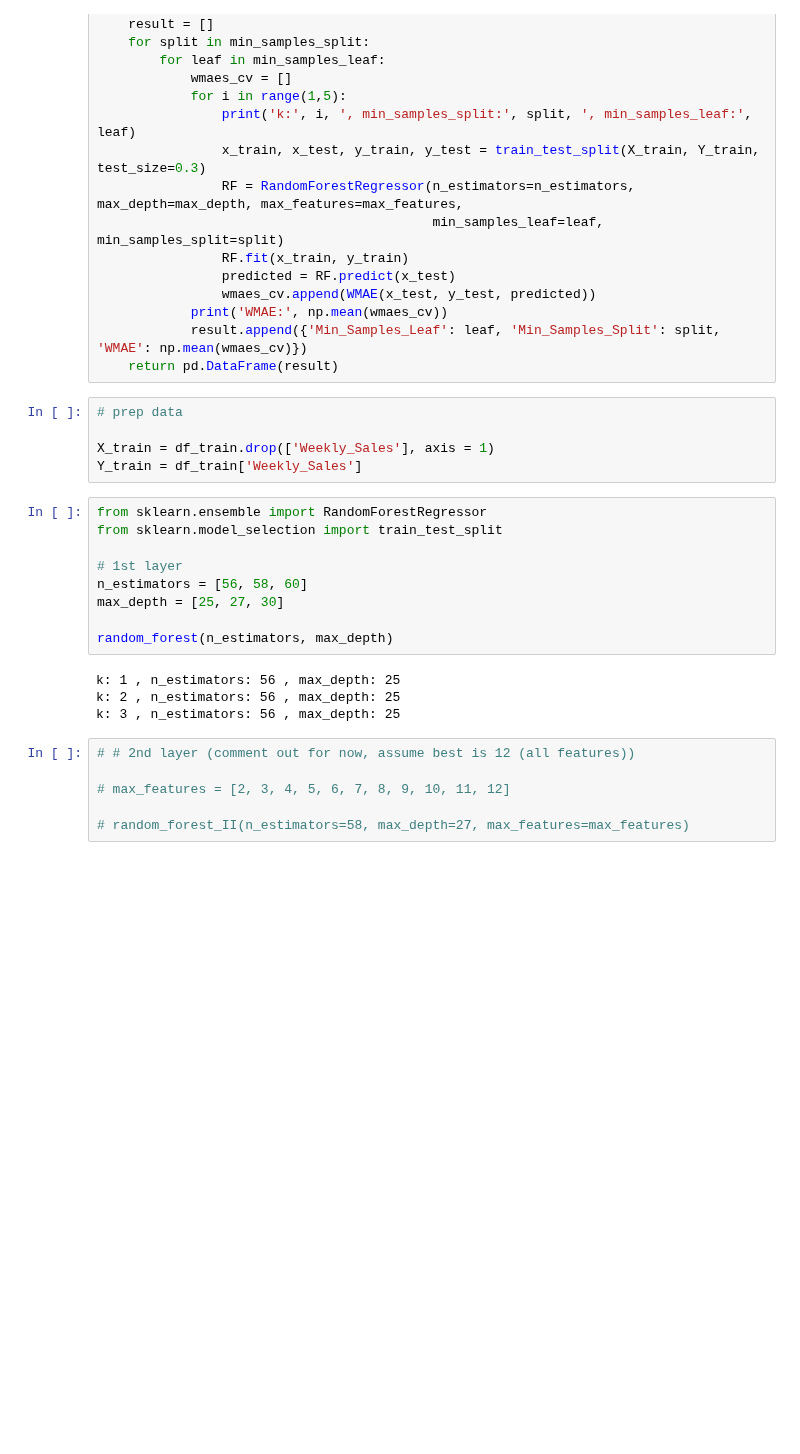
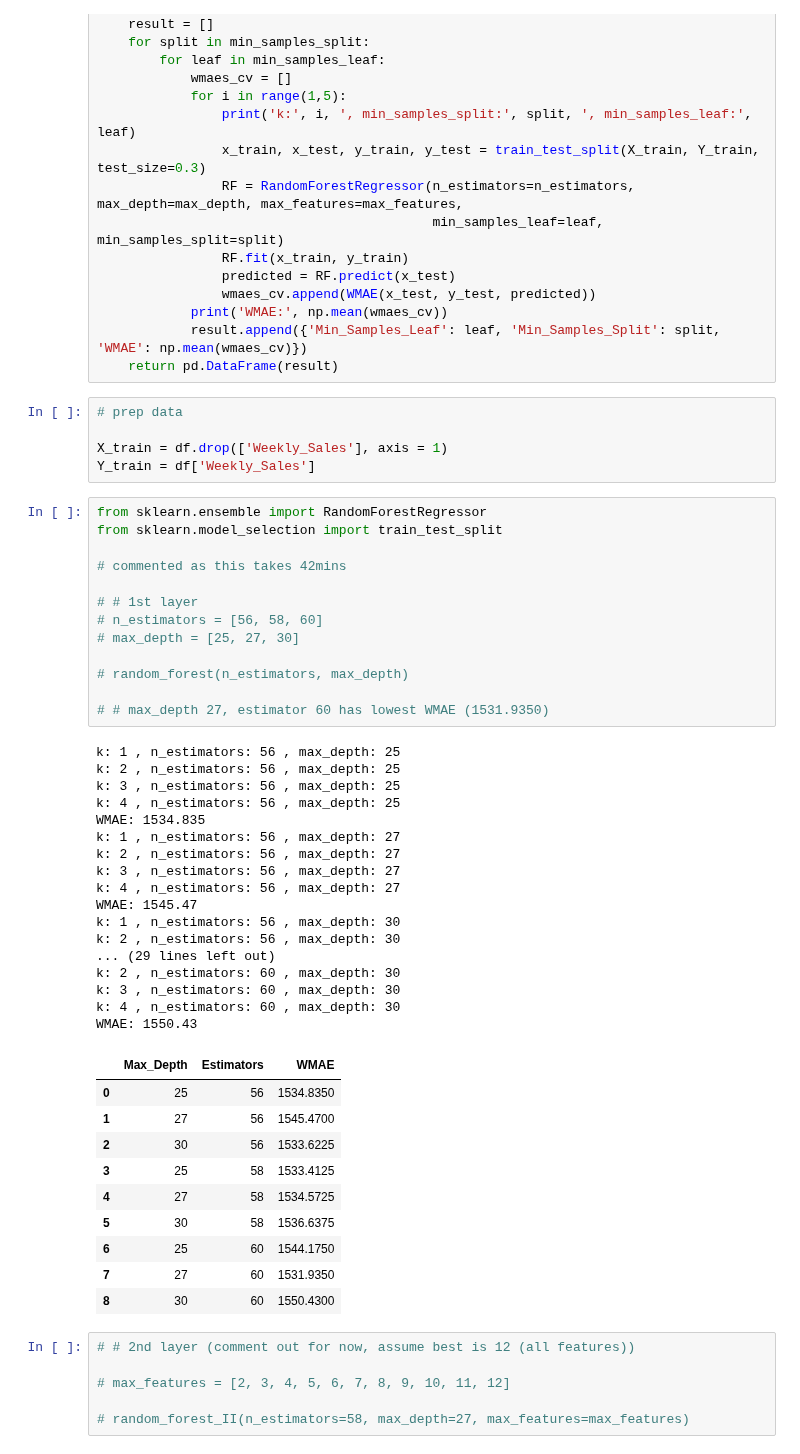
Before and after one commit to dwihdyn/ds-exploration, a Jupyter notebook: p2/retail-simple.ipynb, the cells around one changed output. Saved outputs shown, nothing was run; the diff lists cells and outputs as text; blank space fills up the shorter version.

Commit message:
[IMP] done submitted kaggle on sales forecasting using randomtreeregression

```diff
--- a/p2/retail-simple.ipynb
+++ b/p2/retail-simple.ipynb
@@ -258,21 +258,49 @@ def random_forest_III(n_estimators, max_depth, max_features, min_samples_split,
 # %%
 # prep data
 
-X_train = df_train.drop(['Weekly_Sales'], axis = 1)
-Y_train = df_train['Weekly_Sales']
+X_train = df.drop(['Weekly_Sales'], axis = 1)
+Y_train = df['Weekly_Sales']
 # %%
 from sklearn.ensemble import RandomForestRegressor
 from sklearn.model_selection import train_test_split
 
-# 1st layer
-n_estimators = [56, 58, 60]
-max_depth = [25, 27, 30]
+# commented as this takes 42mins
 
-random_forest(n_estimators, max_depth)
+# # 1st layer
+# n_estimators = [56, 58, 60]
+# max_depth = [25, 27, 30]
+
+# random_forest(n_estimators, max_depth)
+
+# # max_depth 27, estimator 60 has lowest WMAE (1531.9350)
 # %% [output]
 k: 1 , n_estimators: 56 , max_depth: 25
 k: 2 , n_estimators: 56 , max_depth: 25
 k: 3 , n_estimators: 56 , max_depth: 25
+k: 4 , n_estimators: 56 , max_depth: 25
+WMAE: 1534.835
+k: 1 , n_estimators: 56 , max_depth: 27
+k: 2 , n_estimators: 56 , max_depth: 27
+k: 3 , n_estimators: 56 , max_depth: 27
+k: 4 , n_estimators: 56 , max_depth: 27
+WMAE: 1545.47
+k: 1 , n_estimators: 56 , max_depth: 30
+k: 2 , n_estimators: 56 , max_depth: 30
+... (29 lines left out)
+k: 2 , n_estimators: 60 , max_depth: 30
+k: 3 , n_estimators: 60 , max_depth: 30
+k: 4 , n_estimators: 60 , max_depth: 30
+WMAE: 1550.43
+|  | Max_Depth | Estimators | WMAE |
+| 0 | 25 | 56 | 1534.8350 |
+| 1 | 27 | 56 | 1545.4700 |
+| 2 | 30 | 56 | 1533.6225 |
+| 3 | 25 | 58 | 1533.4125 |
+| 4 | 27 | 58 | 1534.5725 |
+| 5 | 30 | 58 | 1536.6375 |
+| 6 | 25 | 60 | 1544.1750 |
+| 7 | 27 | 60 | 1531.9350 |
+| 8 | 30 | 60 | 1550.4300 |
 # %%
 # # 2nd layer (comment out for now, assume best is 12 (all features))
 
```
Also changed, not shown: parts of 11 cells of this notebook, 8 other files.
